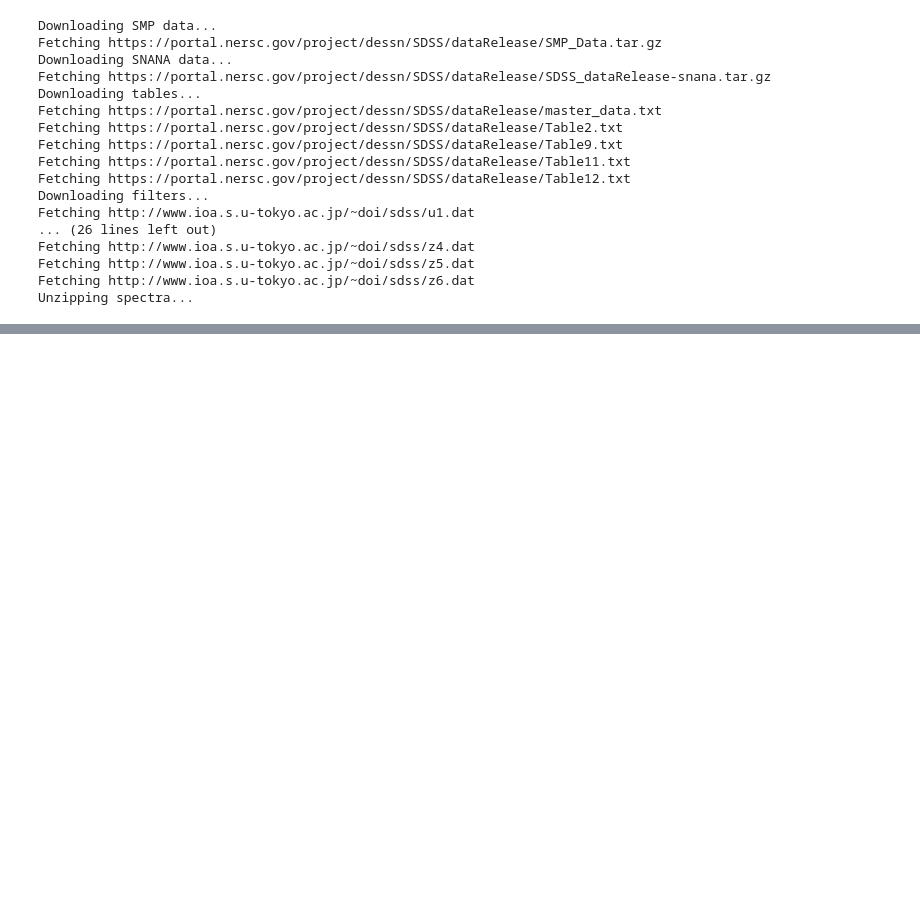
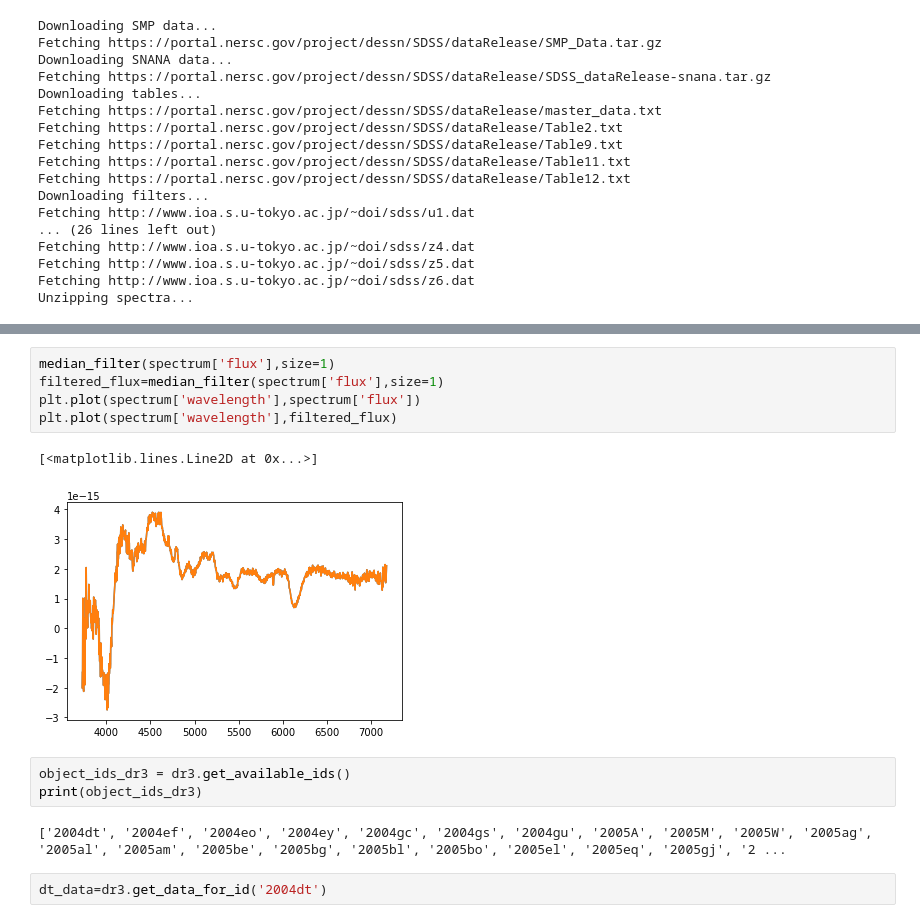
Before and after one commit to mwvgroup/SN-Spectral-Evolution, a Jupyter notebook: spectral_filtering.ipynb, the cells around one changed output, grey strips where cells are left out. Cells and saved outputs as stored; diff of their text form; blank space fills up the shorter version.

```diff
--- a/spectral_filtering.ipynb
+++ b/spectral_filtering.ipynb
@@ -51,0 +121,15 @@ Unzipping spectra...
+# %%
+median_filter(spectrum['flux'],size=1)
+filtered_flux=median_filter(spectrum['flux'],size=1)
+plt.plot(spectrum['wavelength'],spectrum['flux'])
+plt.plot(spectrum['wavelength'],filtered_flux)
+# %% [output]
+[<matplotlib.lines.Line2D at 0x...>]
+[figure, added]
+# %%
+object_ids_dr3 = dr3.get_available_ids()
+print(object_ids_dr3)
+# %% [output]
+['2004dt', '2004ef', '2004eo', '2004ey', '2004gc', '2004gs', '2004gu', '2005A', '2005M', '2005W', '2005ag', '2005al', '2005am', '2005be', '2005bg', '2005bl', '2005bo', '2005el', '2005eq', '2005gj', '2 ...
+# %%
+dt_data=dr3.get_data_for_id('2004dt')
```
Also changed, not shown: parts of 15 cells of this notebook.
